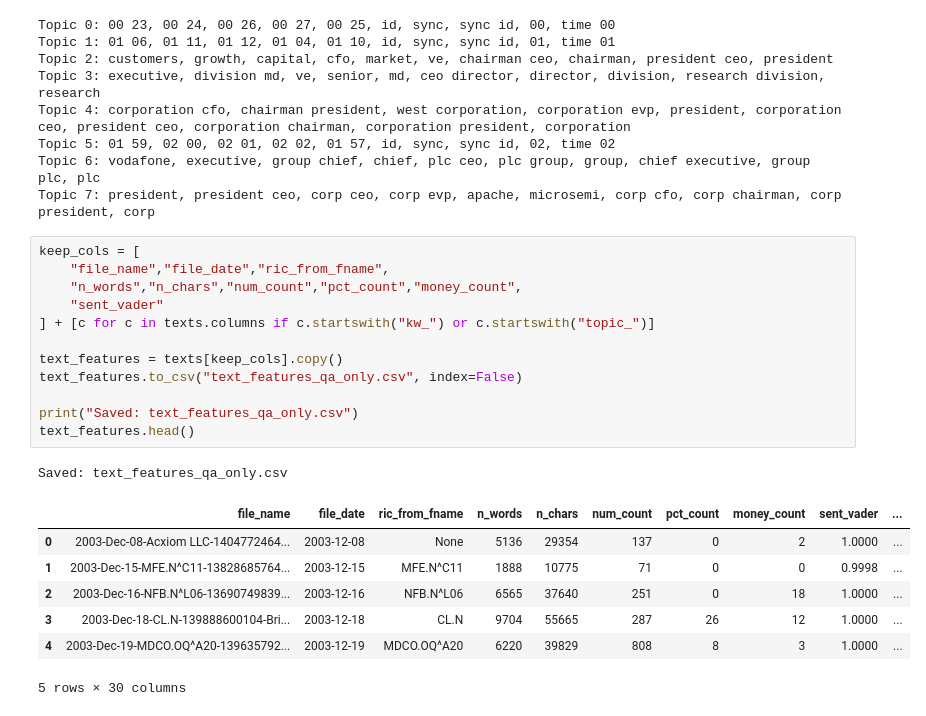
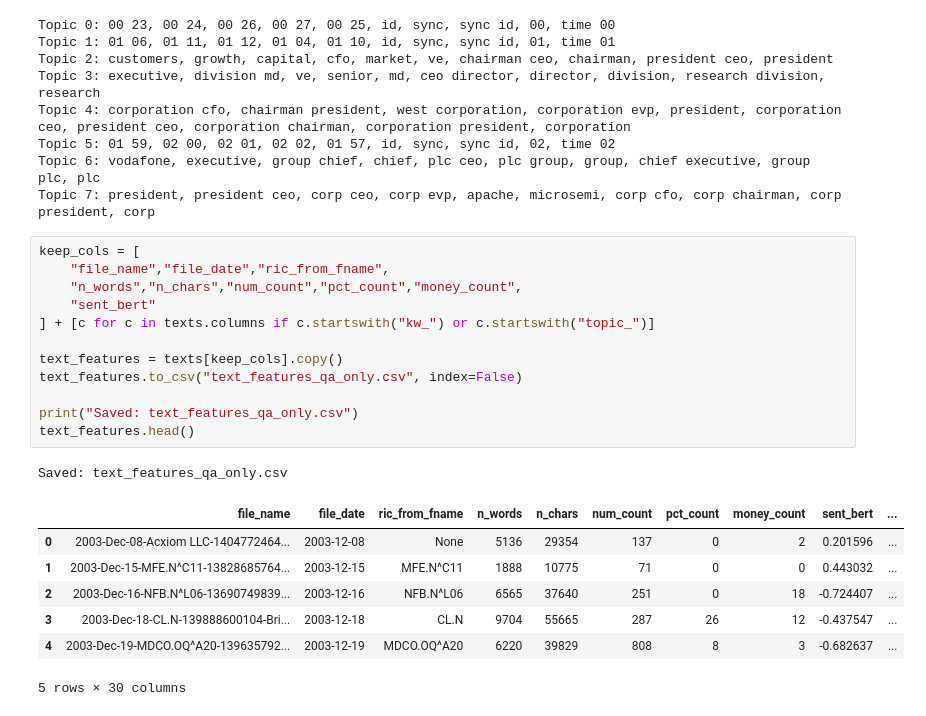
Before and after one commit to etjenB/dsb2-assignment1, a Jupyter notebook: text_analysis.ipynb, the cells around one changed output. Drawn from its saved outputs; the diff is of its cells as text.

```diff
--- a/text_analysis.ipynb
+++ b/text_analysis.ipynb
@@ -256,21 +286,21 @@ Topic 7: president, president ceo, corp ceo, corp evp, apache, microsemi, corp c
 # %%
 keep_cols = [
     "file_name","file_date","ric_from_fname",
     "n_words","n_chars","num_count","pct_count","money_count",
-    "sent_vader"
+    "sent_bert"
 ] + [c for c in texts.columns if c.startswith("kw_") or c.startswith("topic_")]
 
 text_features = texts[keep_cols].copy()
 text_features.to_csv("text_features_qa_only.csv", index=False)
 
 print("Saved: text_features_qa_only.csv")
 text_features.head()
 # %% [output]
 Saved: text_features_qa_only.csv
-|  | file_name | file_date | ric_from_fname | n_words | n_chars | num_count | pct_count | money_count | sent_vader | ... |
-| 0 | 2003-Dec-08-Acxiom LLC-1404772464... | 2003-12-08 | None | 5136 | 29354 | 137 | 0 | 2 | 1.0000 | ... |
-| 1 | 2003-Dec-15-MFE.N^C11-13828685764... | 2003-12-15 | MFE.N^C11 | 1888 | 10775 | 71 | 0 | 0 | 0.9998 | ... |
-| 2 | 2003-Dec-16-NFB.N^L06-13690749839... | 2003-12-16 | NFB.N^L06 | 6565 | 37640 | 251 | 0 | 18 | 1.0000 | ... |
-| 3 | 2003-Dec-18-CL.N-139888600104-Bri... | 2003-12-18 | CL.N | 9704 | 55665 | 287 | 26 | 12 | 1.0000 | ... |
-| 4 | 2003-Dec-19-MDCO.OQ^A20-139635792... | 2003-12-19 | MDCO.OQ^A20 | 6220 | 39829 | 808 | 8 | 3 | 1.0000 | ... |
+|  | file_name | file_date | ric_from_fname | n_words | n_chars | num_count | pct_count | money_count | sent_bert | ... |
+| 0 | 2003-Dec-08-Acxiom LLC-1404772464... | 2003-12-08 | None | 5136 | 29354 | 137 | 0 | 2 | 0.201596 | ... |
+| 1 | 2003-Dec-15-MFE.N^C11-13828685764... | 2003-12-15 | MFE.N^C11 | 1888 | 10775 | 71 | 0 | 0 | 0.443032 | ... |
+| 2 | 2003-Dec-16-NFB.N^L06-13690749839... | 2003-12-16 | NFB.N^L06 | 6565 | 37640 | 251 | 0 | 18 | -0.724407 | ... |
+| 3 | 2003-Dec-18-CL.N-139888600104-Bri... | 2003-12-18 | CL.N | 9704 | 55665 | 287 | 26 | 12 | -0.437547 | ... |
+| 4 | 2003-Dec-19-MDCO.OQ^A20-139635792... | 2003-12-19 | MDCO.OQ^A20 | 6220 | 39829 | 808 | 8 | 3 | -0.682637 | ... |
 5 rows × 30 columns
```
Also changed, not shown: parts of 1 cell of this notebook, 1 other file.
